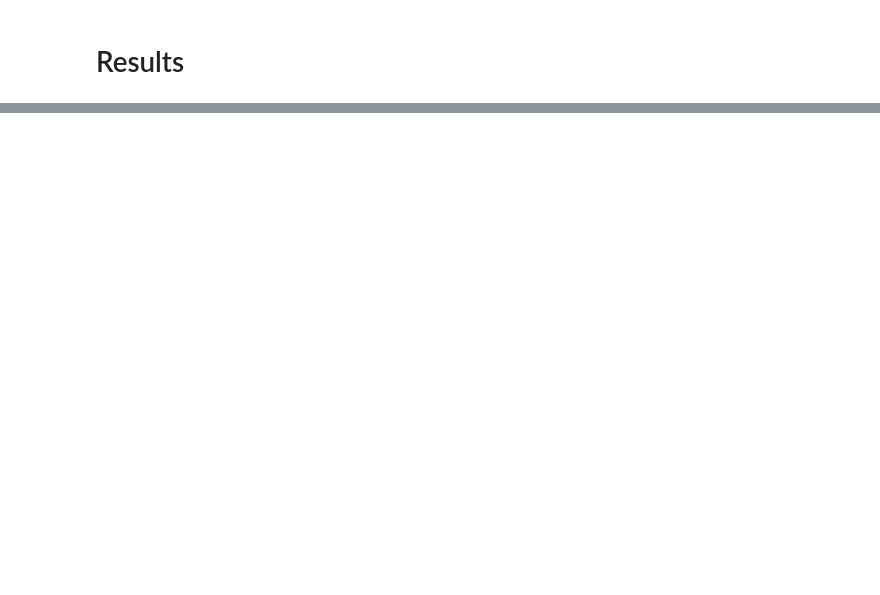
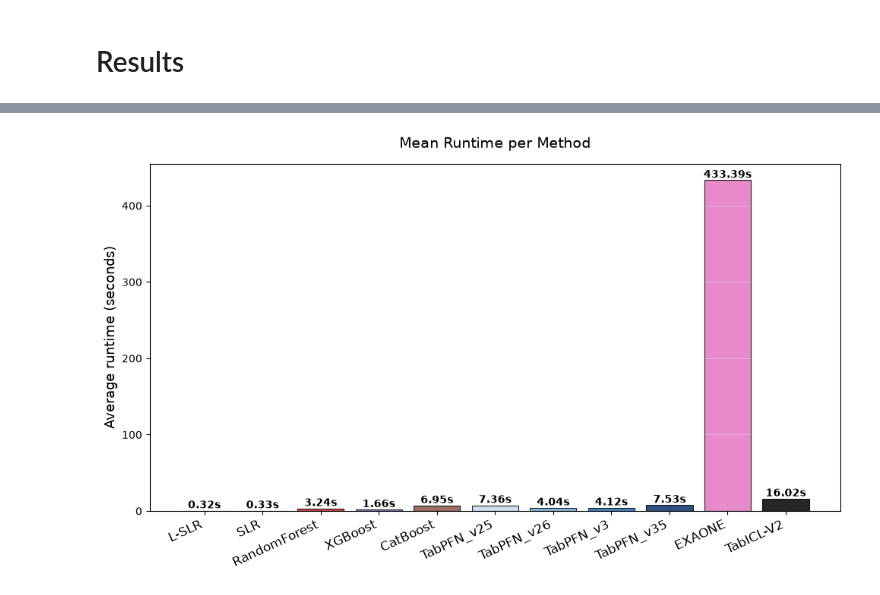
Before and after one commit to ghorbani-alireza/benchmark-tabpfn-medical, a Jupyter notebook: notebooks/run_analysis.ipynb, the cells around one changed output, grey strips where cells are left out. Cells and saved outputs as stored; diff of their text form; code cells hidden in the pictures; blank space fills up the shorter version.

```diff
--- a/notebooks/run_analysis.ipynb
+++ b/notebooks/run_analysis.ipynb
@@ -566,0 +350,5 @@ save_real_data_outputs(errors=errors_df3,
+# %%
+plot_runtime_barplot_simple(baseline, base_names, labels=base_labels,
+                            dir=PLOTS_PATH, save_path='runtime.png')
+# %% [output]
+[figure, added]
```
Also changed, not shown: parts of 27 cells of this notebook, 11 other files.
